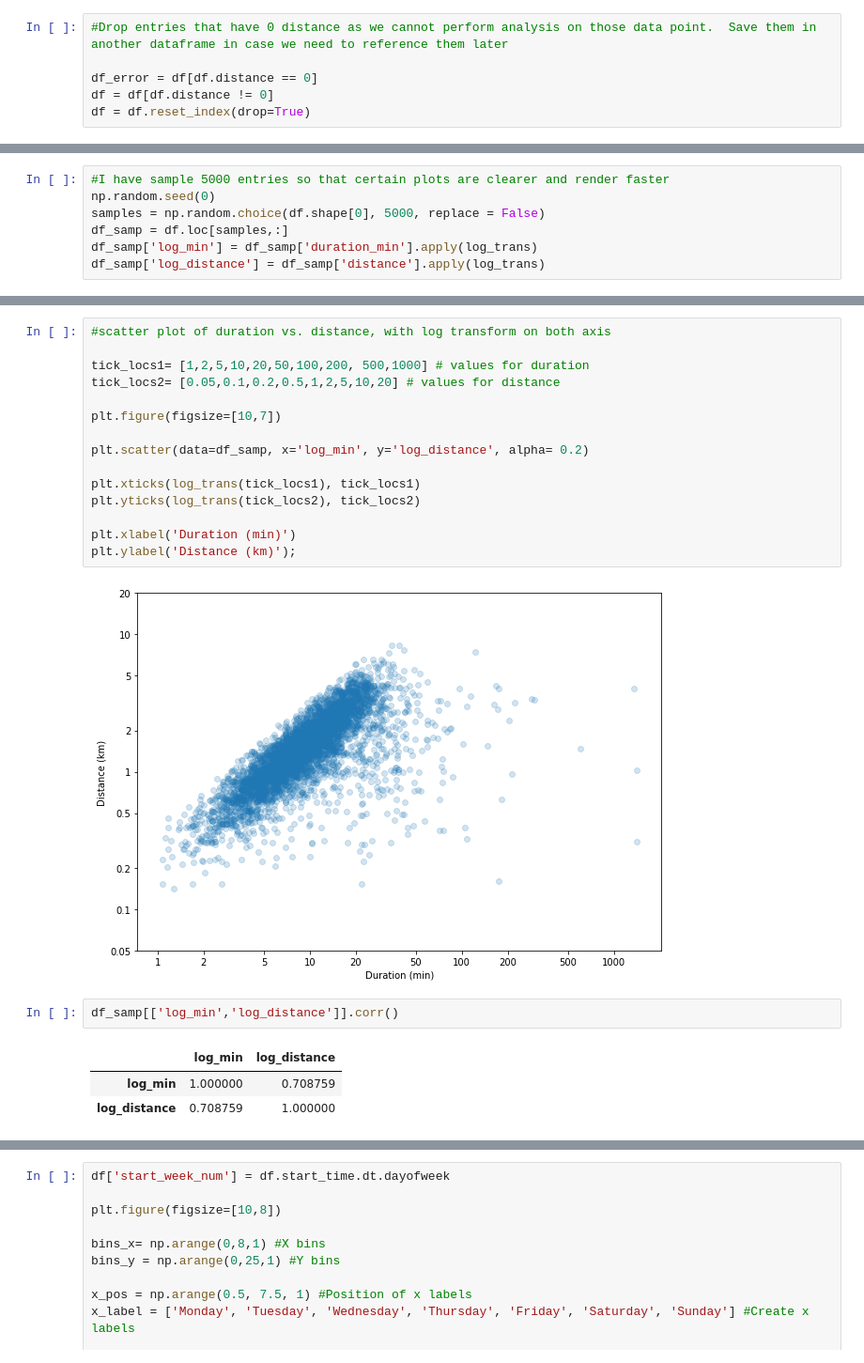
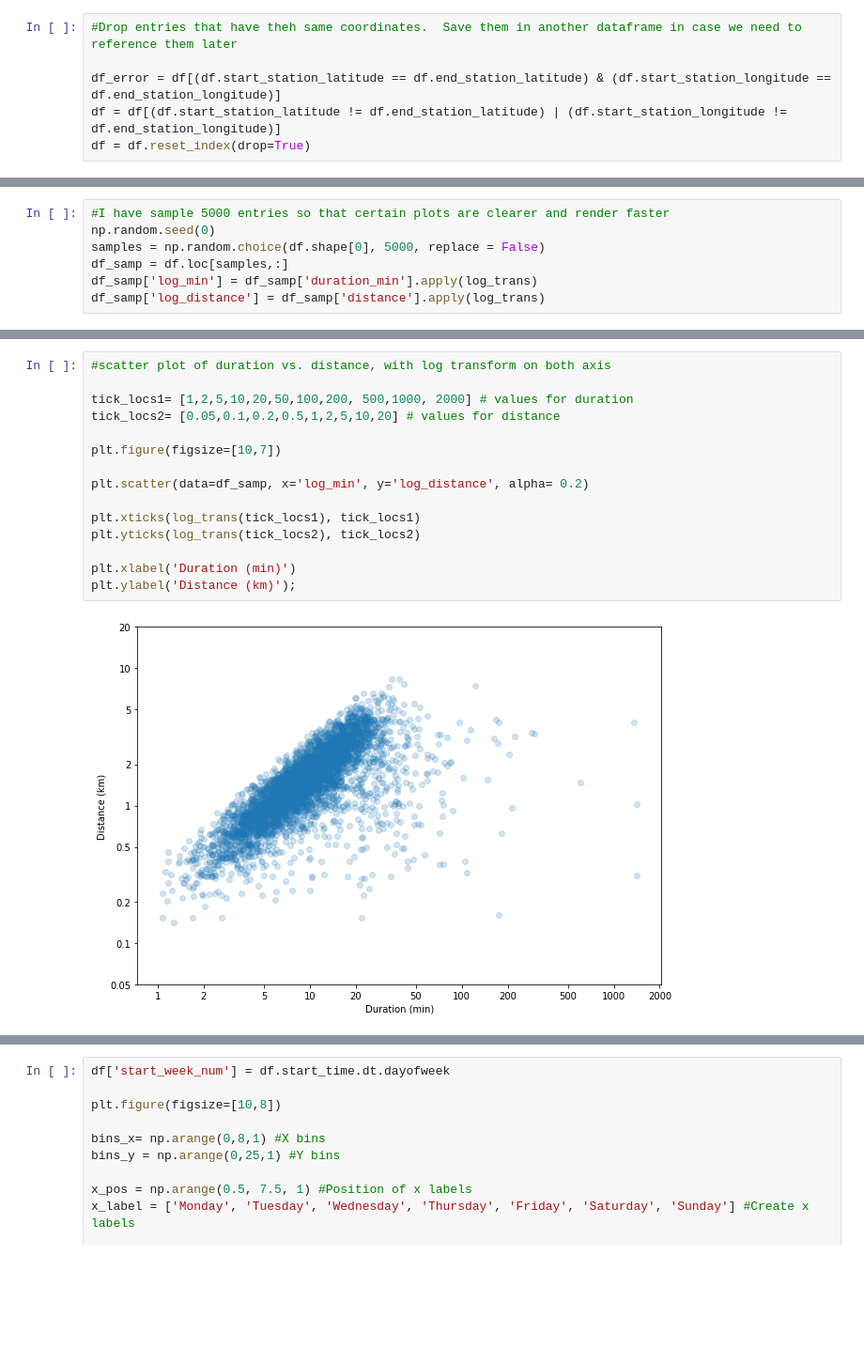
Before and after one commit to sclkan/Lyft-Analysis, a Jupyter notebook: lyft_baywheels_analysis.ipynb, the cells around one changed output, grey strips where cells are left out. Shown at 94% size. Cells and saved outputs as stored; diff of their text form; blank space fills up the shorter version.

Commit message:
add comments + new graphs

```diff
--- a/lyft_baywheels_analysis.ipynb
+++ b/lyft_baywheels_analysis.ipynb
@@ -362,8 +362,8 @@ plt.xlabel('Distance (km)');
 # %%
-#Drop entries that have 0 distance as we cannot perform analysis on those data point.  Save them in another dataframe in case we need to reference them later
+#Drop entries that have theh same coordinates.  Save them in another dataframe in case we need to reference them later
 
-df_error = df[df.distance == 0]
-df = df[df.distance != 0]
+df_error = df[(df.start_station_latitude == df.end_station_latitude) & (df.start_station_longitude == df.end_station_longitude)]
+df = df[(df.start_station_latitude != df.end_station_latitude) | (df.start_station_longitude != df.end_station_longitude)]
 df = df.reset_index(drop=True)
 # %%
 bins_edge = 10 * np.arange(0, log_trans(df.distance.max()) + 0.005, 0.005)
@@ -426,23 +453,17 @@ df_samp['log_distance'] = df_samp['distance'].apply(log_trans)
 # %%
 #scatter plot of duration vs. distance, with log transform on both axis
 
-tick_locs1= [1,2,5,10,20,50,100,200, 500,1000] # values for duration
+tick_locs1= [1,2,5,10,20,50,100,200, 500,1000, 2000] # values for duration
 tick_locs2= [0.05,0.1,0.2,0.5,1,2,5,10,20] # values for distance
 
 plt.figure(figsize=[10,7])
 
 plt.scatter(data=df_samp, x='log_min', y='log_distance', alpha= 0.2)
 
 plt.xticks(log_trans(tick_locs1), tick_locs1)
 plt.yticks(log_trans(tick_locs2), tick_locs2)
 
 plt.xlabel('Duration (min)')
 plt.ylabel('Distance (km)');
 # %% [output]
-[figure, old version]
+[figure, new version]
-# %%
-df_samp[['log_min','log_distance']].corr()
-# %% [output]
-|  | log_min | log_distance |
-| log_min | 1.000000 | 0.708759 |
-| log_distance | 0.708759 | 1.000000 |
```
Also changed, not shown: parts of 21 cells of this notebook.
